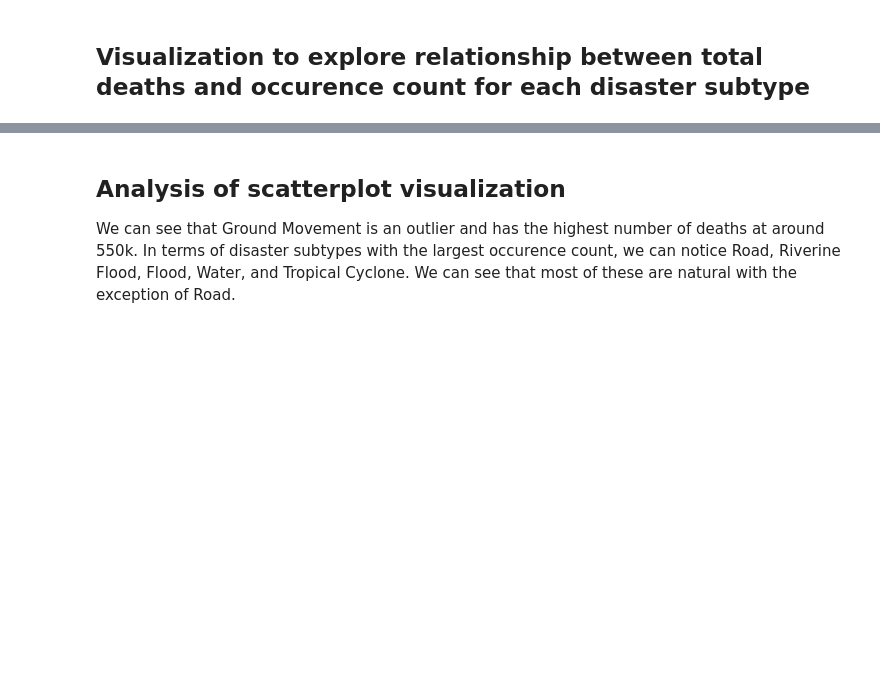
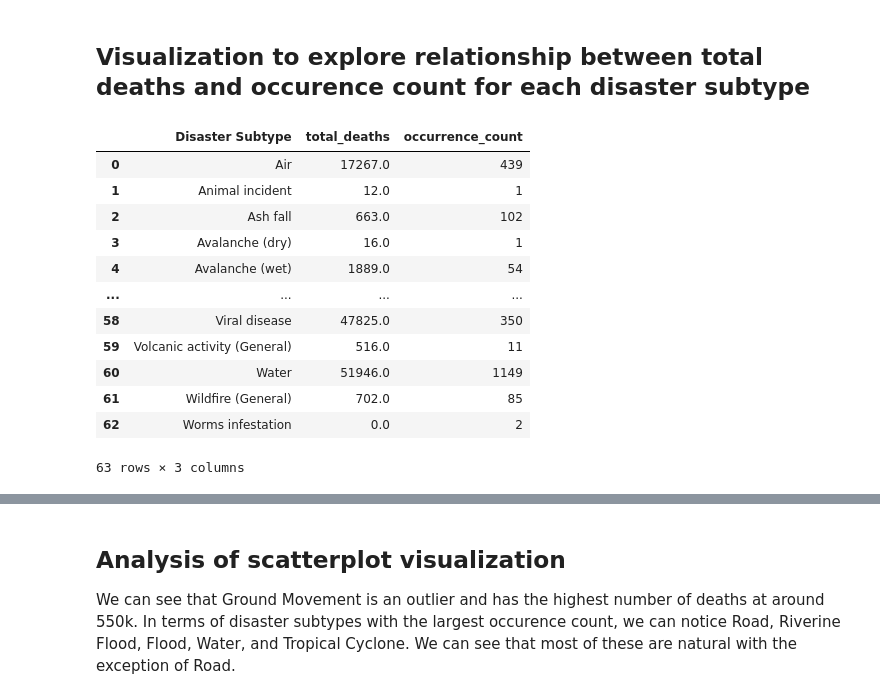
Before and after one commit to megaminding/machine_learning_research, a Jupyter notebook: posts/Environmental Machine Learning Project/index.ipynb, the cells around one changed output, grey strips where cells are left out. Drawn from its saved outputs; the diff is of its cells as text; code cells hidden in the pictures; blank space fills up the shorter version.

```diff
--- a/posts/Environmental Machine Learning Project/index.ipynb
+++ b/posts/Environmental Machine Learning Project/index.ipynb
@@ -285,4 +297,25 @@ fig.show()
 From this visualization, we can see that it is difficult to answer if there are certain types of disasters becoming more common over time. This is because of our limited data set that starts in the year 2000. To answer, this question, we would need to find data that dates back far enough to see a difference in the frequency of certain disaster types.
 # %% [markdown]
 ## Visualization to explore relationship between total deaths and occurence count for each disaster subtype
+# %%
+scatter_data = df.groupby('Disaster Subtype').agg(
+    total_deaths=('Total Deaths', 'sum'),
+    occurrence_count=('Disaster Subtype', 'count')
+).reset_index()
+
+scatter_data
+# %% [output]
+|  | Disaster Subtype | total_deaths | occurrence_count |
+| 0 | Air | 17267.0 | 439 |
+| 1 | Animal incident | 12.0 | 1 |
+| 2 | Ash fall | 663.0 | 102 |
+| 3 | Avalanche (dry) | 16.0 | 1 |
+| 4 | Avalanche (wet) | 1889.0 | 54 |
+| ... | ... | ... | ... |
+| 58 | Viral disease | 47825.0 | 350 |
+| 59 | Volcanic activity (General) | 516.0 | 11 |
+| 60 | Water | 51946.0 | 1149 |
+| 61 | Wildfire (General) | 702.0 | 85 |
+| 62 | Worms infestation | 0.0 | 2 |
+63 rows × 3 columns
 # %%
```
Also changed, not shown: parts of 7 cells of this notebook, 7 other files.
